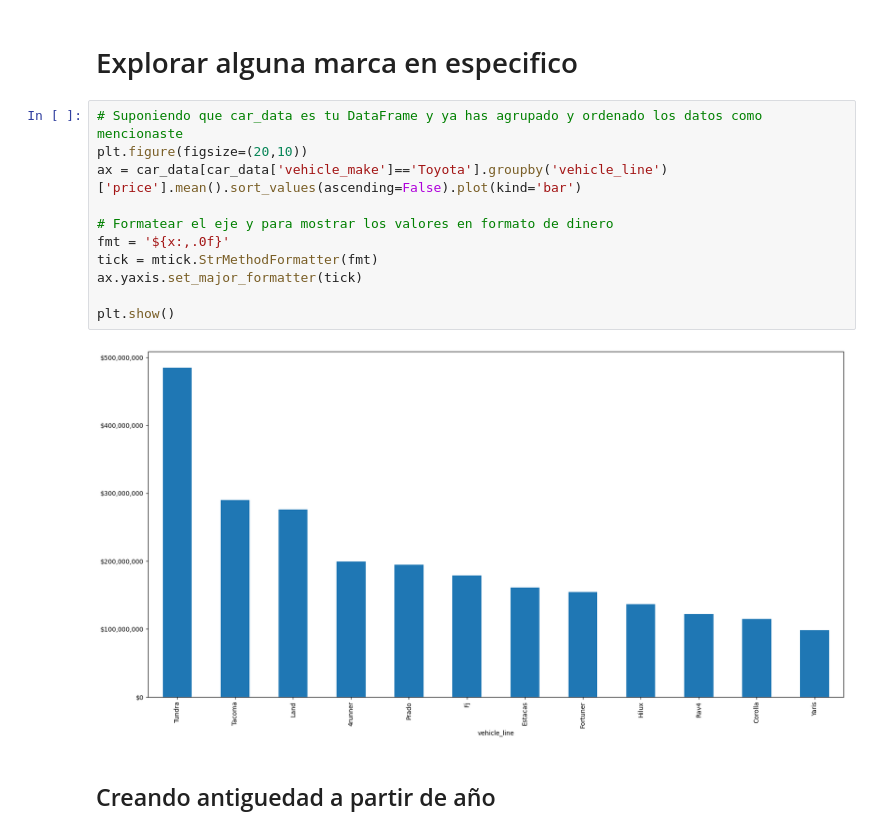
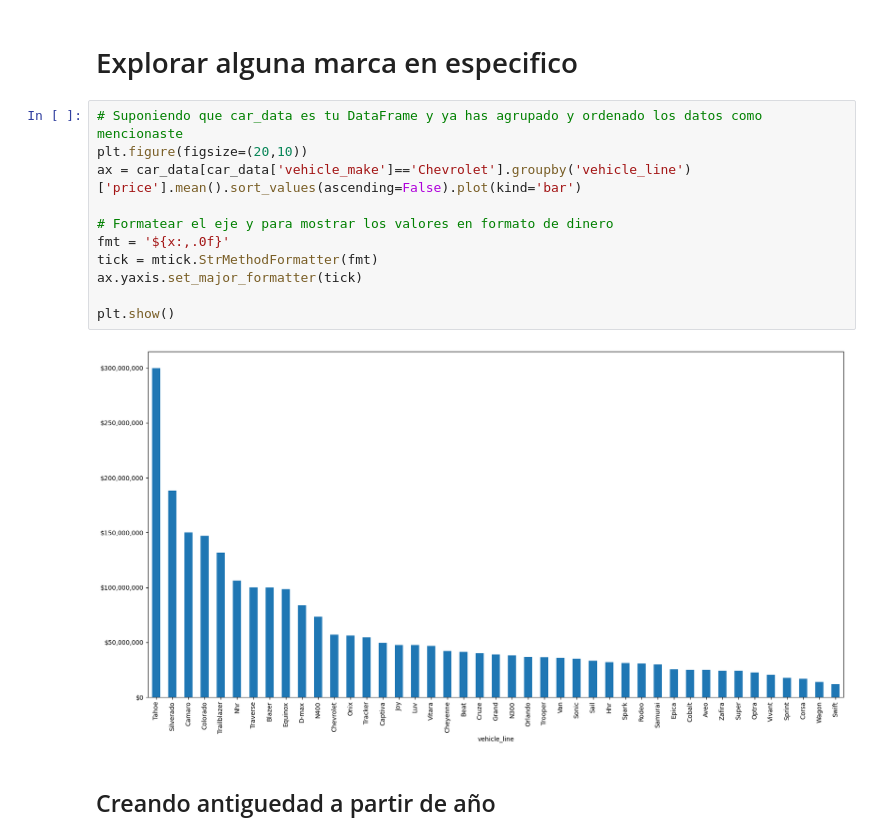
Before and after one commit to Wilmar3752/car_predict, a Jupyter notebook: notebooks/0-eda_cars.ipynb, the cells around one changed output. Cells and saved outputs as stored; diff of their text form.

```diff
--- a/notebooks/0-eda_cars.ipynb
+++ b/notebooks/0-eda_cars.ipynb
@@ -95,16 +116,16 @@ plt.show()
 # %%
 # Suponiendo que car_data es tu DataFrame y ya has agrupado y ordenado los datos como mencionaste
 plt.figure(figsize=(20,10))
-ax = car_data[car_data['vehicle_make']=='Toyota'].groupby('vehicle_line')['price'].mean().sort_values(ascending=False).plot(kind='bar')
+ax = car_data[car_data['vehicle_make']=='Chevrolet'].groupby('vehicle_line')['price'].mean().sort_values(ascending=False).plot(kind='bar')
 
 # Formatear el eje y para mostrar los valores en formato de dinero
 fmt = '${x:,.0f}'
 tick = mtick.StrMethodFormatter(fmt)
 ax.yaxis.set_major_formatter(tick)
 
 plt.show()
 # %% [output]
-[figure, old version]
+[figure, new version]
 # %% [markdown]
 ## Creando antiguedad a partir de año
 # %%
```
Also changed, not shown: parts of 9 cells of this notebook, 7 other files.
